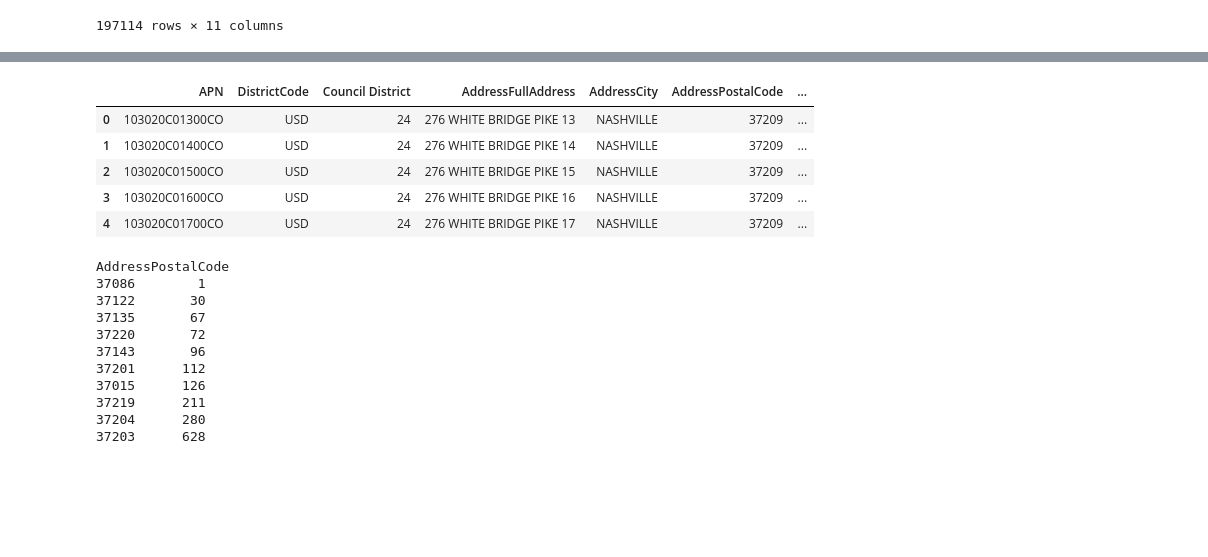
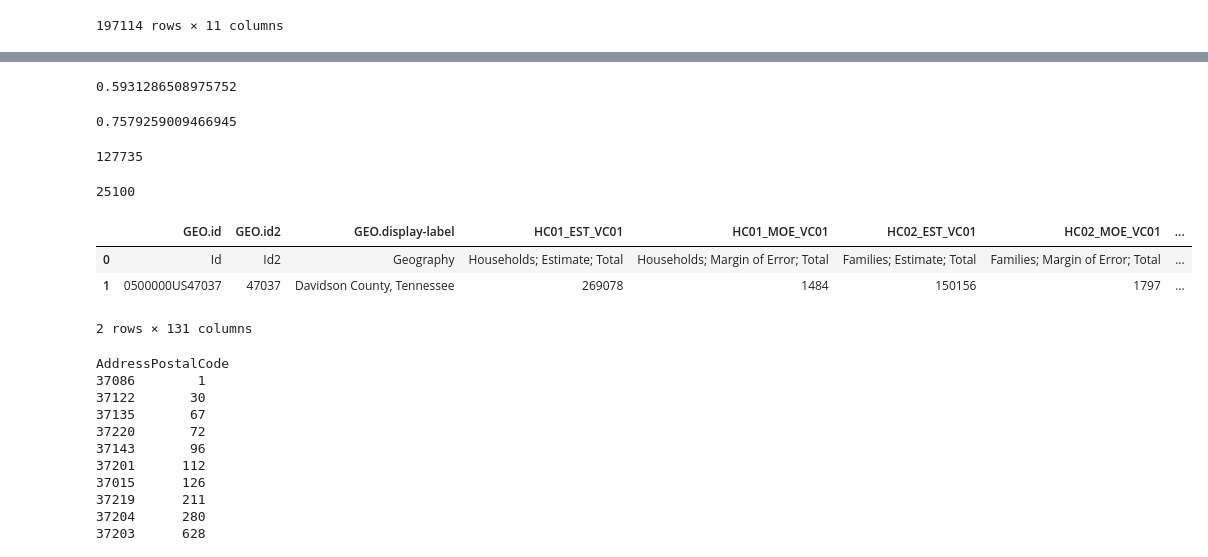
Before and after one commit to Cjcarlevato/data-question-4-affordable-housing-green-dogs, a Jupyter notebook: DQ4_Michael.ipynb, the cells around one changed output, grey strips where cells are left out. Drawn from its saved outputs; the diff is of its cells as text; code cells hidden in the pictures; blank space fills up the shorter version.

```diff
--- a/DQ4_Michael.ipynb
+++ b/DQ4_Michael.ipynb
@@ -444,12 +456,31 @@ sf2017['Mortgage_Per_Year'] = 12* sf2017['Mortgage_Per_Month']
+# %%
+#Percent of Affordable Homes in 2017
+final_sf.loc[final_sf.Mortgage_Per_Year_2017 < 12240].AddressFullAddress.count()/final_sf['2017 TOTAL APPR'].count()
+# %% [output]
+0.5931286508975752
+# %%
+#Percent of affordable homes in 2009
+final_sf.loc[final_sf.Mortgage_Per_Year_2009 < 11550].AddressFullAddress.count()/final_sf['2009 TOTAL APPR'].count()
+# %% [output]
+0.7579259009466945
+# %%
+final_sf.loc[final_sf.Mortgage_Per_Year_2015 < 12240].AddressFullAddress.count()
+# %% [output]
+127735
+# %%
+# Change in the number of affordable homes from 2009 to 2017
+final_sf.loc[final_sf.Mortgage_Per_Year_2009 < 11550].AddressFullAddress.count() - final_sf.loc[final_sf.Mortgage_Per_Year_2017 < 12240].AddressFullAddress.count()
+# %% [output]
+25100
+# %%
+hi_2017 = pd.read_csv('data/Household_Income/ACS_16_5YR_S1901_with_ann.csv')
 # %%
-sf2017.head()
+hi_2017.head()
 # %% [output]
-|  | APN | DistrictCode | Council District | AddressFullAddress | AddressCity | AddressPostalCode | ... |
-| 0 | 103020C01300CO | USD | 24 | 276 WHITE BRIDGE PIKE 13 | NASHVILLE | 37209 | ... |
-| 1 | 103020C01400CO | USD | 24 | 276 WHITE BRIDGE PIKE 14 | NASHVILLE | 37209 | ... |
-| 2 | 103020C01500CO | USD | 24 | 276 WHITE BRIDGE PIKE 15 | NASHVILLE | 37209 | ... |
-| 3 | 103020C01600CO | USD | 24 | 276 WHITE BRIDGE PIKE 16 | NASHVILLE | 37209 | ... |
-| 4 | 103020C01700CO | USD | 24 | 276 WHITE BRIDGE PIKE 17 | NASHVILLE | 37209 | ... |
+|  | GEO.id | GEO.id2 | GEO.display-label | HC01_EST_VC01 | HC01_MOE_VC01 | HC02_EST_VC01 | HC02_MOE_VC01 | ... |
+| 0 | Id | Id2 | Geography | Households; Estimate; Total | Households; Margin of Error; Total | Families; Estimate; Total | Families; Margin of Error; Total | ... |
+| 1 | 0500000US47037 | 47037 | Davidson County, Tennessee | 269078 | 1484 | 150156 | 1797 | ... |
+2 rows × 131 columns
 # %%
 # Number of affordable single family homes by zipcode
 # REMOVE HOUSES THAT DON'T EXIST!
```
Also changed, not shown: parts of 29 cells of this notebook.
